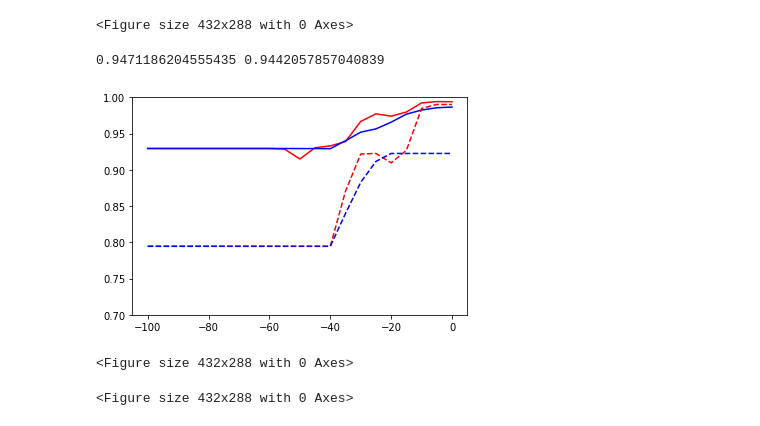
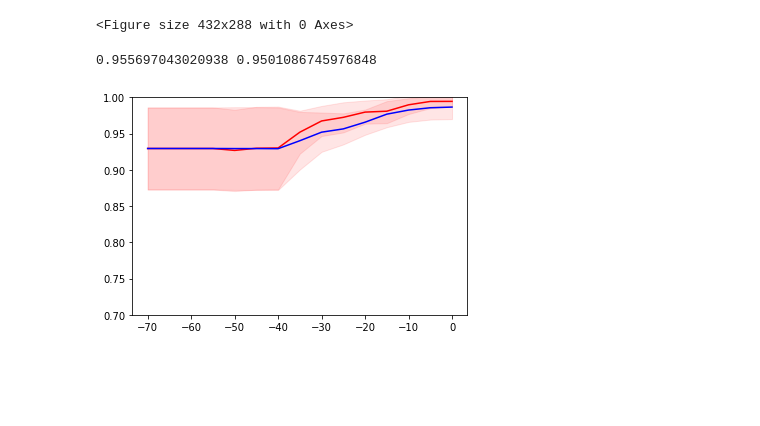
Before and after one commit to Miikkasna/cablepredictions, a Jupyter notebook: Dynamic whole ship quantity.ipynb, the cells around one changed output. Drawn from its saved outputs; the diff is of its cells as text; code cells hidden in the pictures; blank space fills up the shorter version.

Commit message:
Started to change accuracies to errors

```diff
--- a/Dynamic whole ship quantity.ipynb
+++ b/Dynamic whole ship quantity.ipynb
@@ -988,7 +989,7 @@ for train_i, test_i in lpo.split(y):
     est_error =  (abs(y[train_i] - preds)/y[train_i]).max()
     est_acc = 1-est_error
     # collect time series train data
-    start = -100
+    start = -70
     step = 5
     y_fit = []
     X_fit = []
@@ -1044,10 +1045,10 @@ for train_i, test_i in lpo.split(y):
                         else:
                             pred = linear_pred
                         dum_errs.append(np.square(ys[i]-pred))
-                        if sequence.sum() > est_acc*linear_pred:
+                        if sequence.sum() > lim1*linear_pred:
                             add = (sequence[-trace:].sum()/linear_pred)*k + b
                             pred = sequence.sum() + add*linear_pred
-                            if pred > (1+est_error)*sequence.sum(): pred = (1+est_error)*sequence.sum()
+                            if pred > (2-lim1)*sequence.sum(): pred = (2-lim1)*sequence.sum()
                         else:
                             pred = linear_pred
                         errs.append(np.square(ys[i]-pred))
@@ -1092,10 +1093,10 @@ for train_i, test_i in lpo.split(y):
                 linear_preds.append(sequence.sum())
             else:
                 linear_preds.append(linear_pred)
-            if sequence.sum()>est_acc*linear_pred:
+            if sequence.sum()>lim1*linear_pred:
                 add = (sequence[-trace:].sum()/linear_pred)*k + b
                 pred = sequence.sum() + add*linear_pred
-                if pred > (1+est_error)*sequence.sum(): pred = (1+est_error)*sequence.sum()
+                if pred > (2-lim1)*sequence.sum(): pred = (2-lim1)*sequence.sum()
                 gaussian_preds.append(pred)
             else:
                 gaussian_preds.append(linear_pred)
@@ -1103,38 +1104,44 @@ for train_i, test_i in lpo.split(y):
         if len(y_reals)<1: continue
         gaussian_mape = mape(y_reals, gaussian_preds)
         linear_mape = mape(y_reals, linear_preds)
         dummy_mape = mape(y_reals, dummy_preds)
 
         gaussian_accs.append(1-gaussian_mape)
         linear_accs.append(1-linear_mape)
         dummy_accs.append(1-dummy_mape)
         x.append(wk)
 
     all_dummy_acc.append(dummy_accs)
     all_gaussian_acc.append(gaussian_accs)
     all_linear_acc.append(linear_accs)
 
 
 all_dummy_acc = np.array(all_dummy_acc)
 all_gaussian_acc = np.array(all_gaussian_acc)
 all_linear_acc = np.array(all_linear_acc)
 print(all_gaussian_acc.mean(), all_linear_acc.mean())
 lws = plt.gcf().get_figheight() * plt.gcf().dpi / 0.3
 plt.plot(x, all_gaussian_acc.mean(axis=0), 'r')
+#plt.plot(x, all_gaussian_acc.min(axis=0), 'r--')
+plt.fill_between(x, all_gaussian_acc.mean(axis=0) - all_gaussian_acc.std(axis=0),
+                all_gaussian_acc.mean(axis=0) + all_gaussian_acc.std(axis=0),
+                alpha=0.1, color='r')
+plt.ylim(0.7, 1.0)
+#plt.figure()
 plt.plot(x, all_linear_acc.mean(axis=0), 'b')
+#plt.plot(x, all_linear_acc.min(axis=0), 'b--')
+plt.fill_between(x, all_linear_acc.mean(axis=0) - all_linear_acc.std(axis=0),
+                all_linear_acc.mean(axis=0) + all_linear_acc.std(axis=0),
+                alpha=0.1, color='r')
+plt.ylim(0.7, 1.0)
 #plt.plot(x, all_dummy_acc.mean(axis=0), 'g')
-plt.plot(x, all_gaussian_acc.min(axis=0), 'r--')
-plt.plot(x, all_linear_acc.min(axis=0), 'b--')
 #plt.plot(x, all_dummy_acc.min(axis=0), 'g--')
 
 
-plt.ylim(0.7, 1.0)
+
 plt.show()
-plt.figure()
 
 # 0.9472411538301978 0.945095115941302 0.8, 0.15, 9
 # %% [output]
-0.9471186204555435 0.9442057857040839
+0.955697043020938 0.9501086745976848
-[figure, old version]
+[figure, new version]
-<Figure size 432x288 with 0 Axes>
-<Figure size 432x288 with 0 Axes>
```
Also changed, not shown: parts of 3 cells of this notebook, 9 other files.
